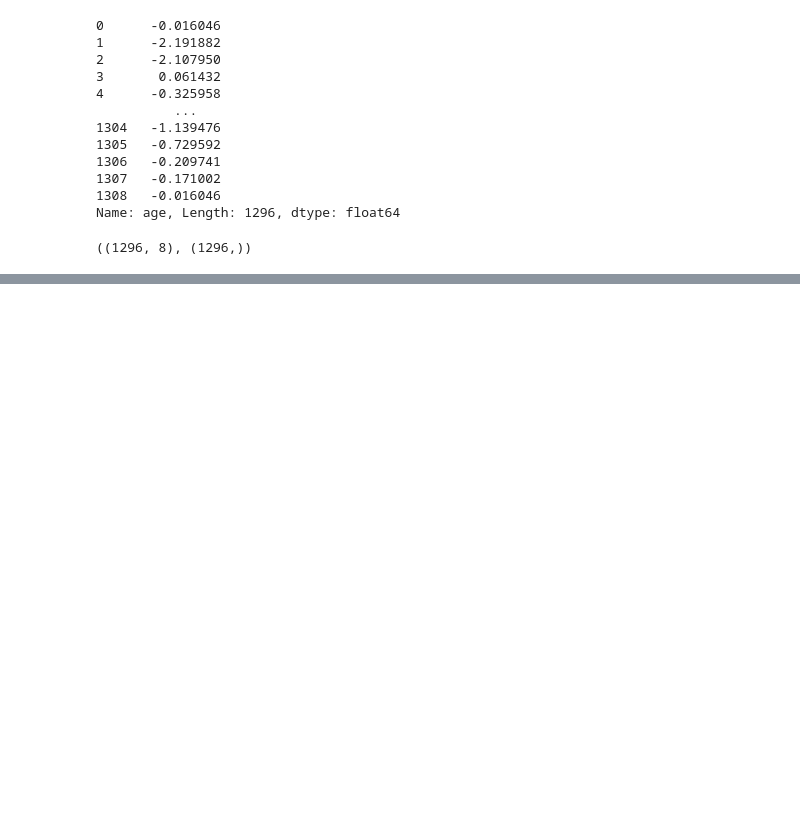
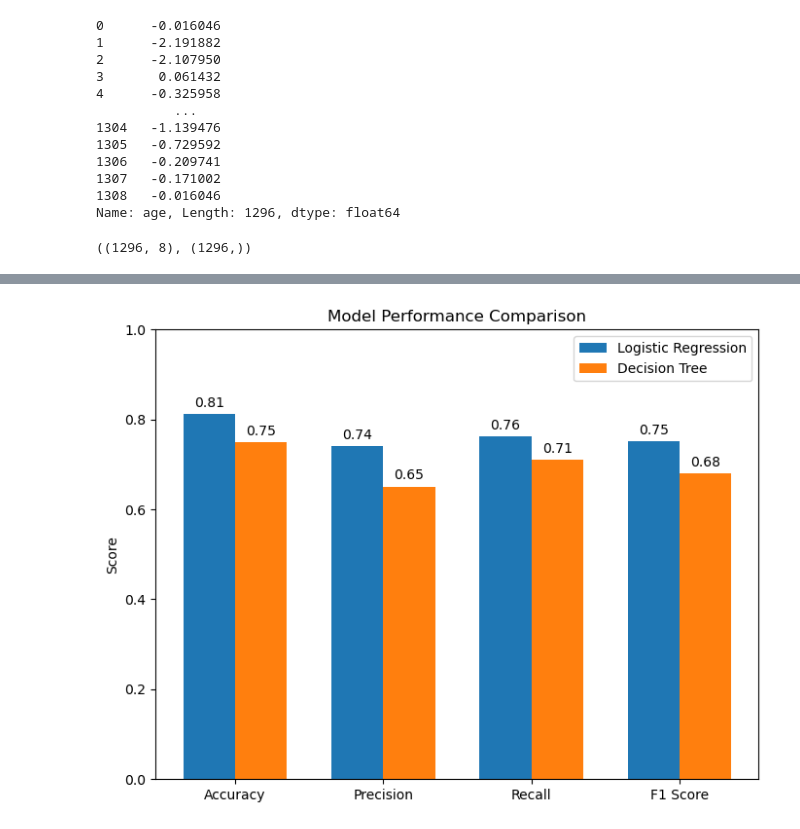
Before and after one commit to HusseinElhaddad/Titanic-Classification-DEPI-Mini-Project, a Jupyter notebook: mini_project.ipynb, the cells around one changed output, grey strips where cells are left out. Cells and saved outputs as stored; diff of their text form; code cells hidden in the pictures; blank space fills up the shorter version.

```diff
--- a/mini_project.ipynb
+++ b/mini_project.ipynb
@@ -468,0 +561,34 @@ X.shape , y.shape
+# %%
+# Final Comparison
+metrics = ["Accuracy", "Precision", "Recall", "F1 Score"]
+lr_scores = [lr_acc, lr_prec, lr_rec, lr_f1_score]
+dt_scores = [dt_acc, dt_prec, dt_rec, dt_f1_score]
+
+x = np.arange(len(metrics))
+width = 0.35
+
+fig, ax = plt.subplots(figsize=(8, 6))
+bars1 = ax.bar(x - width/2, lr_scores, width, label="Logistic Regression")
+bars2 = ax.bar(x + width/2, dt_scores, width, label="Decision Tree")
+
+# Labels & formatting
+ax.set_ylabel("Score")
+ax.set_title("Model Performance Comparison")
+ax.set_xticks(x)
+ax.set_xticklabels(metrics)
+ax.set_ylim(0, 1)
+ax.legend()
+
+# Add numbers on top of bars
+for bars in [bars1, bars2]:
+    for bar in bars:
+        height = bar.get_height()
+        ax.annotate(f"{height:.2f}",
+                    xy=(bar.get_x() + bar.get_width() / 2, height),
+                    xytext=(0, 3),
+                    textcoords="offset points",
+                    ha="center", va="bottom")
+
+plt.show()
+# %% [output]
+[figure, added]
```
Also changed, not shown: parts of 23 cells of this notebook.
